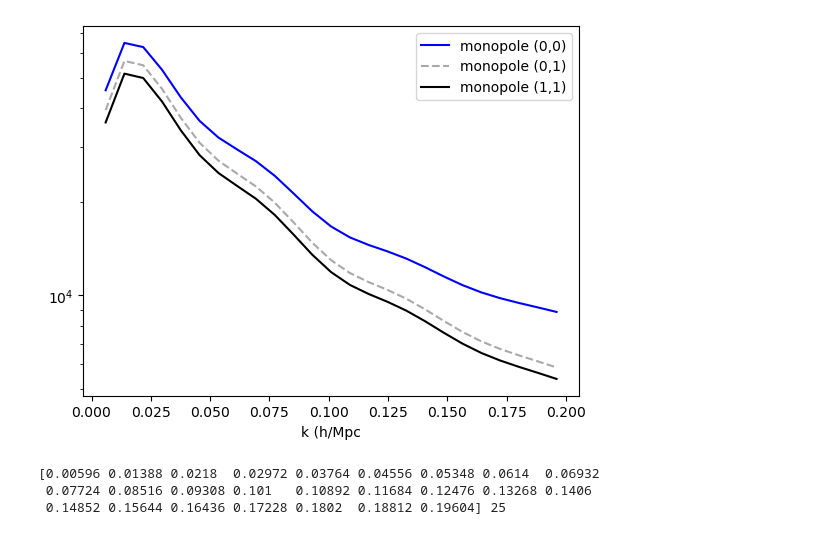
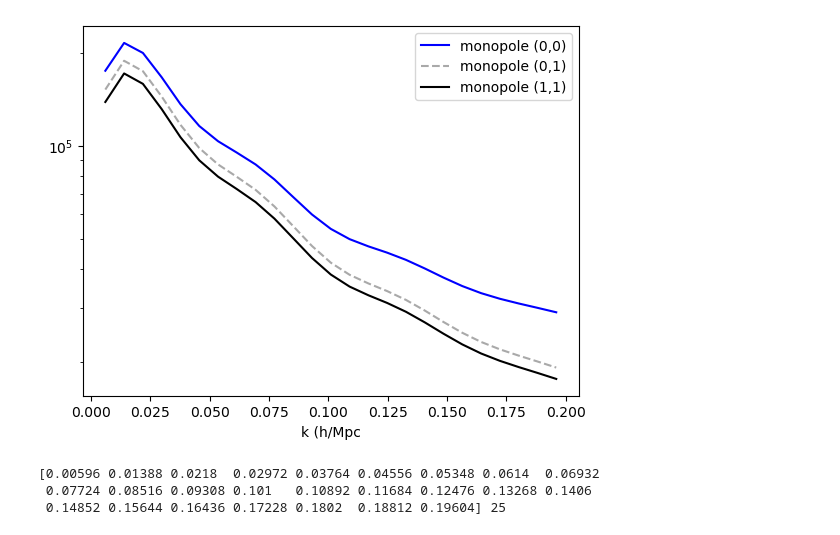
Before and after one commit to jadamo/covapt_mt, a Jupyter notebook: test_mt_covapt.ipynb, the cells around one changed output. Cells and saved outputs as stored; diff of their text form; code cells hidden in the pictures.

Commit message:
update test notebook

```diff
--- a/test_mt_covapt.ipynb
+++ b/test_mt_covapt.ipynb
@@ -190,27 +205,27 @@ NameError: name 'check_leading_principle_minors' is not defined
 # %%
 #pk = np.load("/home/joeadamo/Research/SPHEREx/spherex_emu/data/ps_fid.npy")
-pk= np.load("/Users/JoeyA/Research/SPHEREx/covapt_mt/data/input_data/ps_emu_test_2_tracers.npy")
+pk= np.load("/home/joeadamo/Research/SPHEREx/covapt_mt/data/input_data/ps_emu_test_2_tracers.npy")
 
 # plt.plot(pk[0,0,0,:], label="idx 0")
 # plt.plot(pk_2[0,0,0,:], ls="--", label="idx 0 2")
 # plt.plot(pk[0,0,1,:], label="idx 1")
 # plt.plot(pk_2[0,0,1,:], ls="--", label="idx 1 2")
 # plt.legend()
 # plt.yscale("log")
 
 plt.figure()
 plt.plot(k_0, pk[0,0,0,:], c="blue", label="monopole (0,0)")
 #plt.plot(pk[0,3,0,:], c="red",label="monopole (1,1)")
 #plt.plot(pk[0,5,0,:], c="green",label="monopole (2,2)")
 #plt.axhline(1. / 0.00282, c="red", ls="--")
 plt.plot(k_0, pk[0,1,0,:], c="darkgrey", ls="--", label="monopole (0,1)")
 plt.plot(k_0, pk[0,2,0,:], c="black", label="monopole (1,1)")
 #plt.plot(pk[0,4,0,:], c="grey", ls="--", label="monopole (1,2)")
 plt.legend()
 plt.xlabel("k (h/Mpc")
 plt.yscale("log")
 # %% [output]
-[figure, old version]
+[figure, new version]
 # %%
 # Save the k array
 #k = np.array([0.00694, 0.01482, 0.0227, 0.03058, 0.03846, 0.04634, 0.05422, 0.0621, 0.06998,
```
Also changed, not shown: parts of 13 cells of this notebook, 1 other file.
